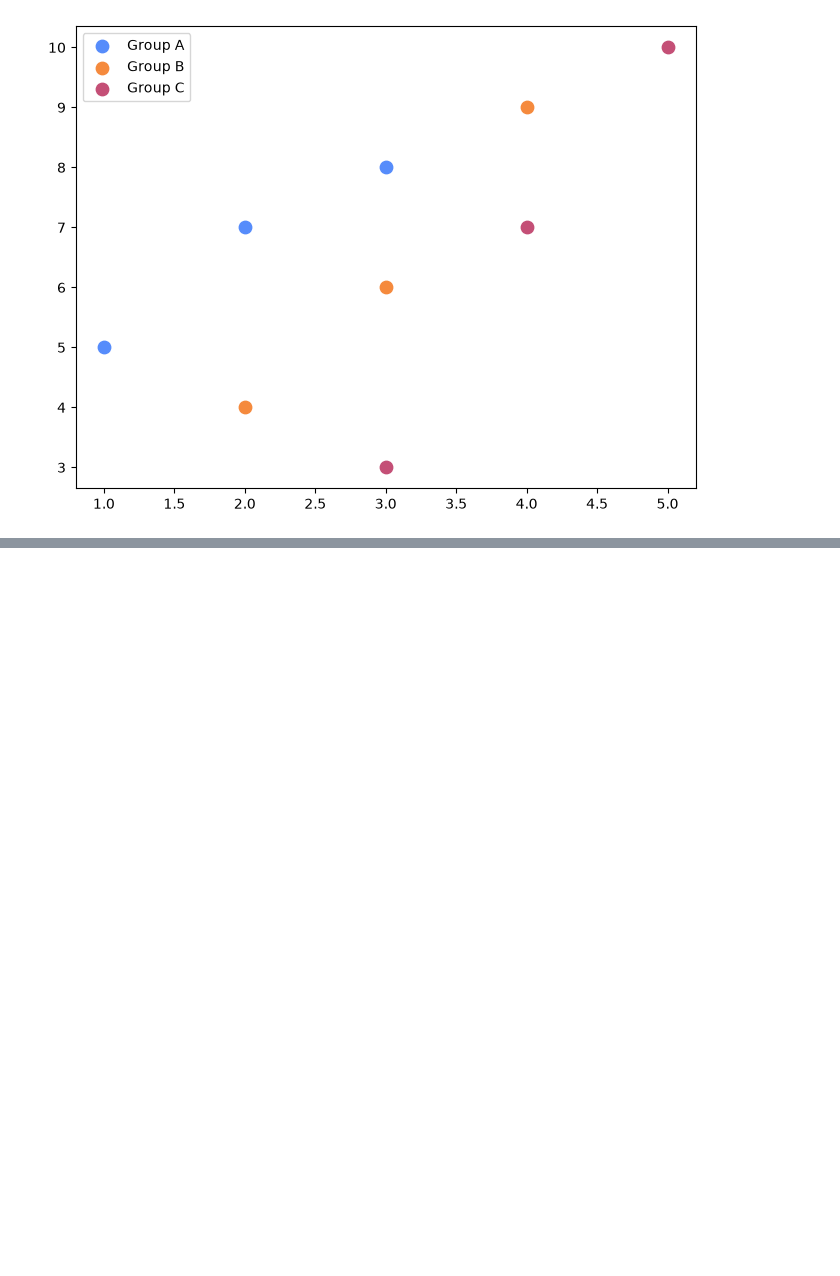
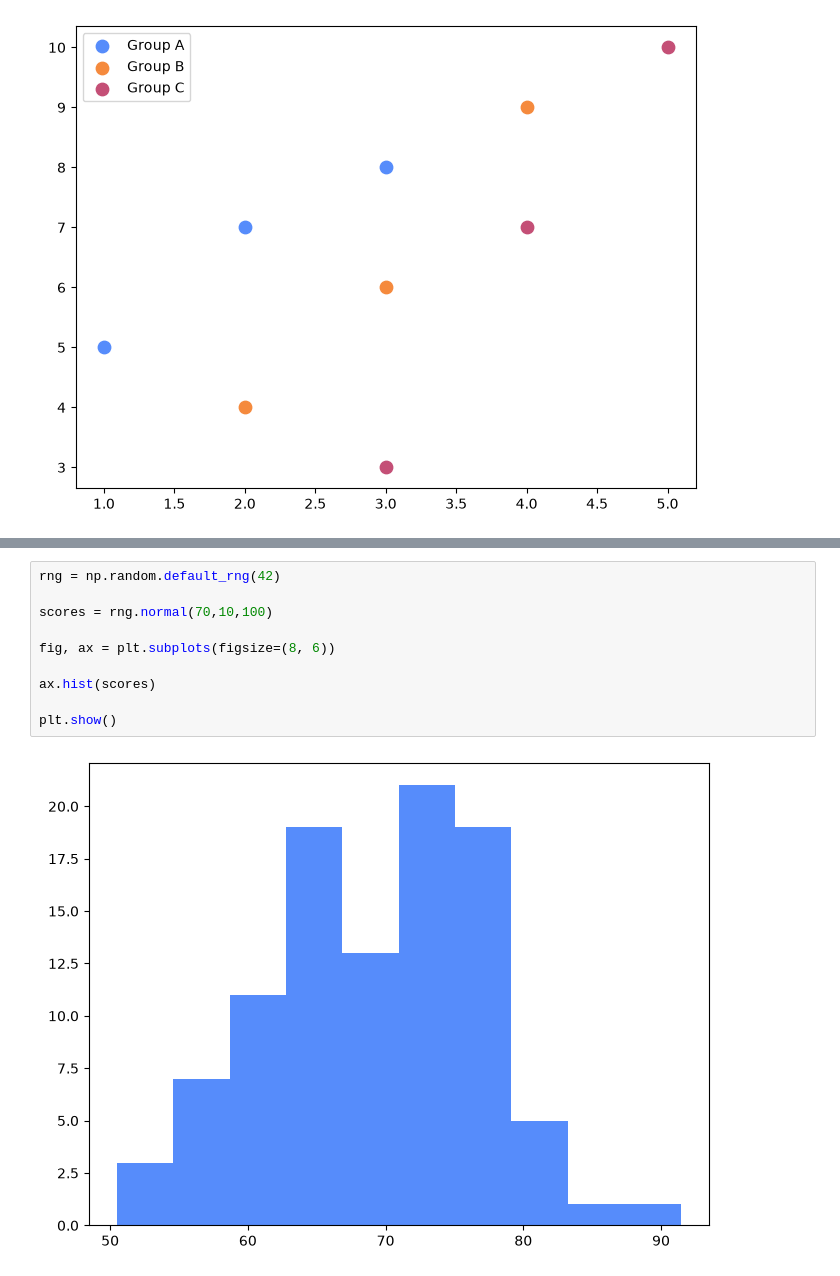
Before and after one commit to eddie1031/2026_SKP_005, a Jupyter notebook: matplotlib_exp/graph/graph_scatter.ipynb, the cells around one changed output, grey strips where cells are left out. Saved outputs shown, nothing was run; the diff lists cells and outputs as text; blank space fills up the shorter version.

```diff
--- a/graph_scatter.ipynb
+++ b/matplotlib_exp/graph/graph_scatter.ipynb
@@ -191,0 +218,12 @@ plt.show()
+# %%
+rng = np.random.default_rng(42)
+
+scores = rng.normal(70,10,100)
+
+fig, ax = plt.subplots(figsize=(8, 6))
+
+ax.hist(scores)
+
+plt.show()
+# %% [output]
+[figure, added]
```
Also changed, not shown: parts of 2 cells of this notebook, 6 other files.
